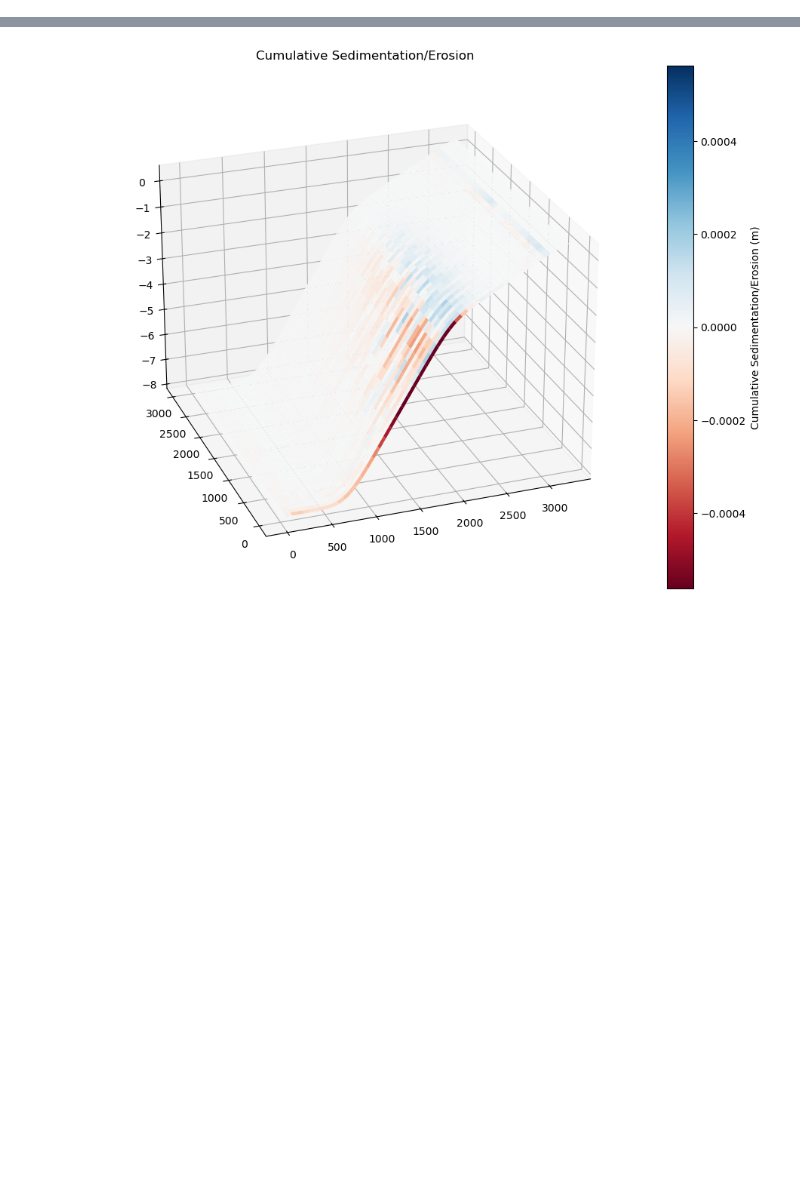
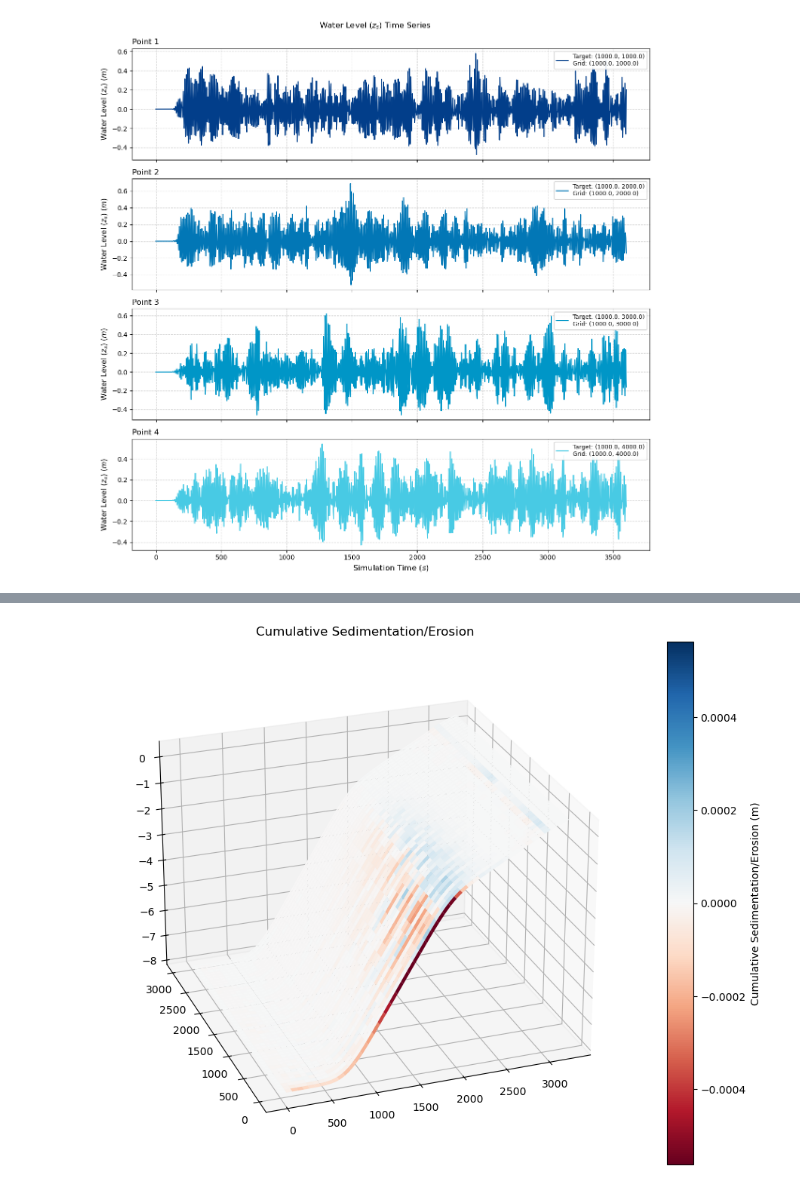
Before and after one commit to acdealy/xbeach, a Jupyter notebook: xbeach_post.ipynb, the cells around one changed output, grey strips where cells are left out. Cells and saved outputs as stored; diff of their text form; code cells hidden in the pictures; blank space fills up the shorter version.

```diff
--- a/xbeach_post.ipynb
+++ b/xbeach_post.ipynb
@@ -58,3 +61,47 @@ print("Animation saved as wave_animation.gif")
+# %%
+target_points = [
+    (1000.0, 1000.0),
+    (1000.0, 2000.0),
+    (1000.0, 3000.0),
+    (1000.0, 4000.0)
+]
+
+X_grid = ds['globalx'].values
+Y_grid = ds['globaly'].values
+time = ds['globaltime'].values
+
+fig, axes = plt.subplots(4, 1, figsize=(12, 12), sharex=True)
+
+colors = ['#023e8a', '#0277b6', '#0096c7', '#48cae4']
+
+for idx, (target_x, target_y) in enumerate(target_points):
+
+    distance = (X_grid - target_x)**2 + (Y_grid - target_y)**2
+
+    ny_idx, nx_idx = np.unravel_index(np.argmin(distance), distance.shape)
+
+    actual_x = X_grid[ny_idx, nx_idx]
+    actual_y = Y_grid[ny_idx, nx_idx]
+
+    zs_series = ds['zs'].isel(ny=ny_idx, nx=nx_idx).values
+
+    ax = axes[idx]
+
+    ax.plot(time, zs_series, color=colors[idx], linewidth=1.5,
+            label=f"Target: ({target_x}, {target_y})\nGrid: ({actual_x:.1f}, {actual_y:.1f})")
+
+    ax.set_title(f"Point {idx+1}", loc='left')
+    ax.set_ylabel('Water Level ($z_s$) ($m$)', fontsize=11)
+    ax.grid(True, linestyle='--', alpha=0.5)
+    ax.legend(loc='upper right', fontsize=9, framealpha=0.9)
+
+axes[-1].set_xlabel('Simulation Time ($s$)', fontsize=12)
+fig.suptitle('Water Level ($z_s$) Time Series', y=0.99)
+
+plt.tight_layout()
+plt.show()
+# %% [output]
+[figure, added]
 # %%
 # 3d animation
 X = ds['globalx'].isel(ny=0).values  # slice along the ny dimension
```
Also changed, not shown: parts of 9 cells of this notebook.
